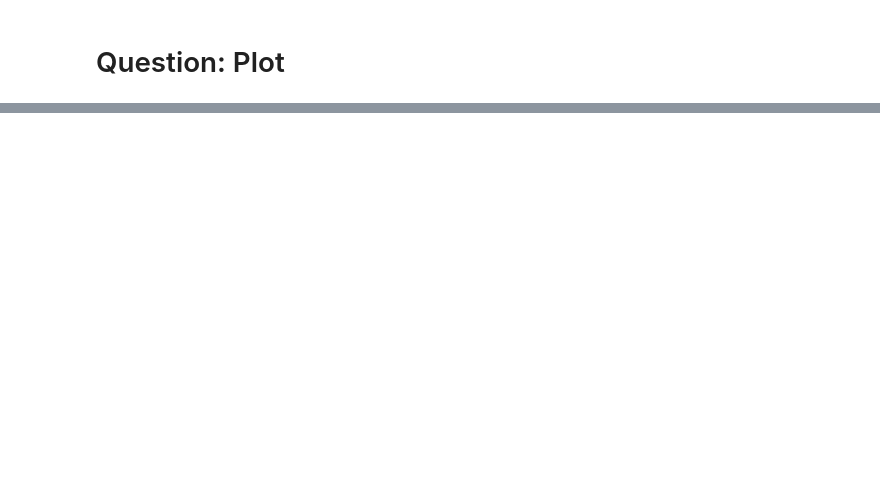
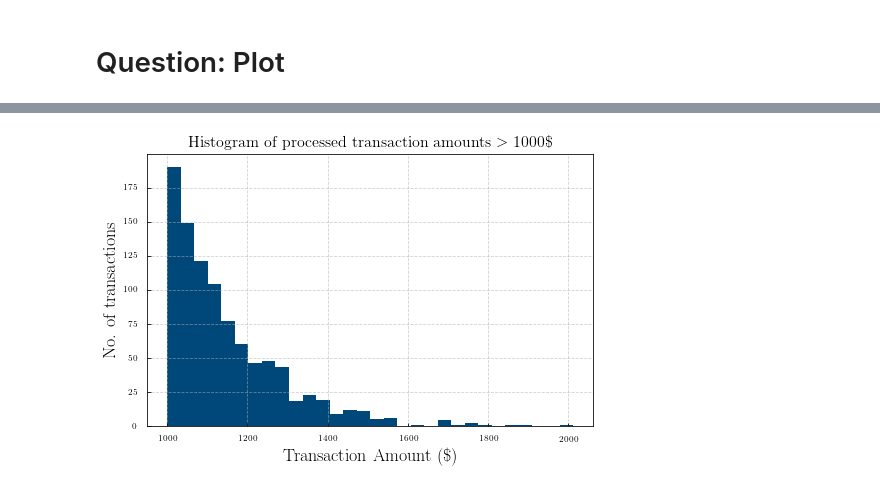
Before and after one commit to dtanoglidis/BayesianNN, a Jupyter notebook: Capital One Data Science Challenge.ipynb, the cells around one changed output, grey strips where cells are left out. Saved outputs shown, nothing was run; the diff lists cells and outputs as text; code cells hidden in the pictures; blank space fills up the shorter version.

```diff
--- a/Capital One Data Science Challenge.ipynb
+++ b/Capital One Data Science Challenge.ipynb
@@ -123,0 +226,9 @@ plt.show()
+# %%
+plt.figure(figsize=(8,5))
+plt.hist(prossAmount[prossAmount>1000], color=cap1_blue, bins=30)
+plt.grid(ls='--',alpha=0.6)
+plt.title("Histogram of processed transaction amounts $> 1000\$ $", fontsize=16)
+plt.xlabel(r'Transaction Amount $(\$)$',fontsize=18);plt.ylabel('No. of transactions', fontsize=18)
+plt.show()
+# %% [output]
+[figure, added]
```
Also changed, not shown: parts of 45 cells of this notebook.
